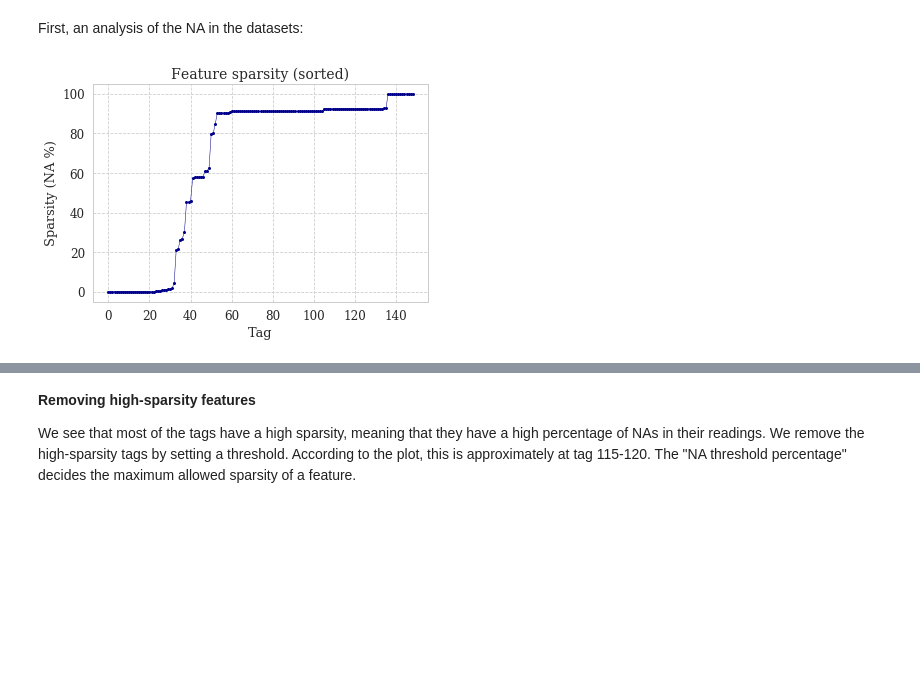
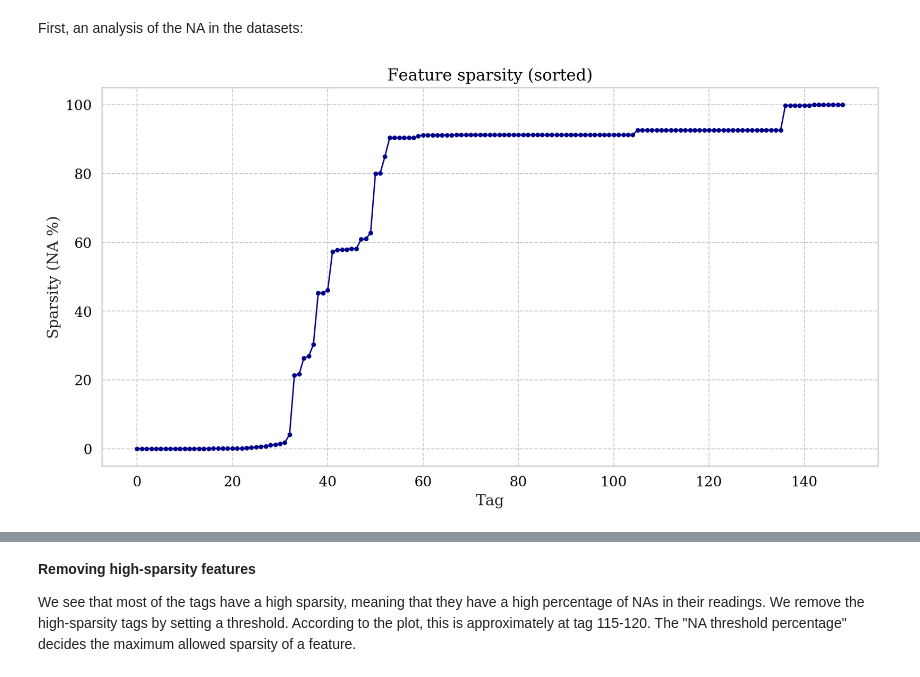
Before and after one commit to hreiten/master-thesis, a Jupyter notebook: src/preprocessing/data-reader.ipynb, the cells around one changed output, grey strips where cells are left out. Saved outputs shown, nothing was run; the diff lists cells and outputs as text; code cells hidden in the pictures; blank space fills up the shorter version.

```diff
--- a/src/preprocessing/data-reader.ipynb
+++ b/src/preprocessing/data-reader.ipynb
@@ -209,17 +230,17 @@ First, an analysis of the NA in the datasets:
 # %%
 stats = get_stats_properties(data=data_full)
 
 # plot the NAs per tag
 plt.figure()
-plt.plot(100*stats.sort_values(by="NAs")["NAs"].values/len(data_full), ms=2.0, marker="o", ls="-", lw=0.5, c="darkblue")
+plt.plot(100*stats.sort_values(by="NAs")["NAs"].values/len(data_full), ms=3, marker="o", ls="-", c="darkblue")
 plt.title("Feature sparsity (sorted)")
 plt.xlabel("Tag")
 plt.ylabel("Sparsity (NA %)")
 plt.show()
 
 stats.head(5)
 # %% [output]
-[figure, old version]
+[figure, new version]
 |  | Mean | Median | Std | Max | Min | 1st Qu. | 3rd Qu. | NAs |
 | VAL_23-FT-92537-01:X.Value | 161417.157637 | 161285.910090 | 3451.291254 | 224396.129479 | 147442.173910 | 159105.709228 | 163550.644406 | 18.0 |
 | VAL_23-TT-92539:X.Value | 125.079347 | 125.064337 | 1.183979 | 130.570725 | 119.512739 | 124.280447 | 125.882580 | 1227.0 |
```
Also changed, not shown: parts of 11 cells of this notebook, 14 other files.
